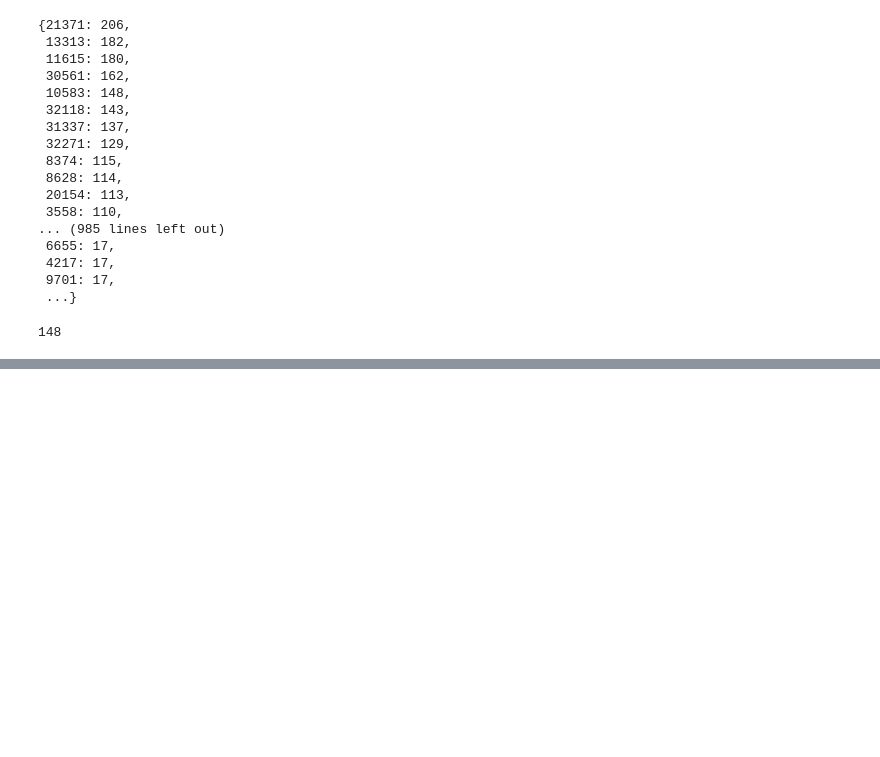
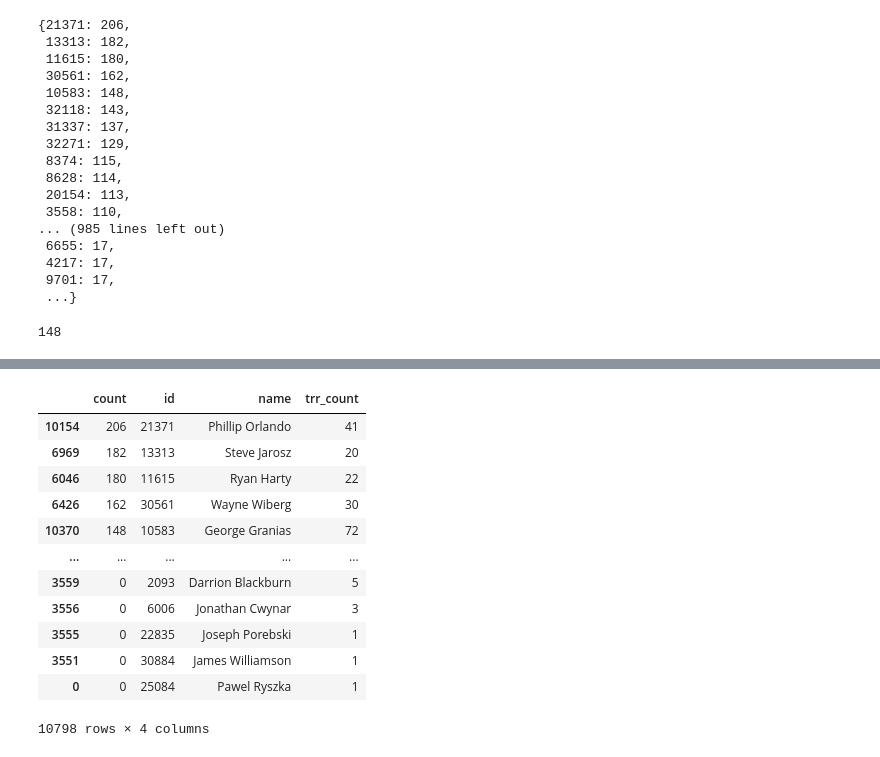
Before and after one commit to lqwdev/The-Freedom-Deer, a Jupyter notebook: cp4/src/graph.ipynb, the cells around one changed output, grey strips where cells are left out. Saved outputs shown, nothing was run; the diff lists cells and outputs as text; code cells hidden in the pictures; blank space fills up the shorter version.

```diff
--- a/cp4/src/graph.ipynb
+++ b/cp4/src/graph.ipynb
@@ -319,0 +292,16 @@ plot_graph(tsedges[(tsedges['src'].isin(interested)) | (tsedges['dst'].isin(inte
+# %%
+triangles
+# %% [output]
+|  | count | id | name | trr_count |
+| 10154 | 206 | 21371 | Phillip Orlando | 41 |
+| 6969 | 182 | 13313 | Steve Jarosz | 20 |
+| 6046 | 180 | 11615 | Ryan Harty | 22 |
+| 6426 | 162 | 30561 | Wayne Wiberg | 30 |
+| 10370 | 148 | 10583 | George Granias | 72 |
+| ... | ... | ... | ... | ... |
+| 3559 | 0 | 2093 | Darrion Blackburn | 5 |
+| 3556 | 0 | 6006 | Jonathan Cwynar | 3 |
+| 3555 | 0 | 22835 | Joseph Porebski | 1 |
+| 3551 | 0 | 30884 | James Williamson | 1 |
+| 0 | 0 | 25084 | Pawel Ryszka | 1 |
+10798 rows × 4 columns
```
Also changed, not shown: parts of 26 cells of this notebook.
